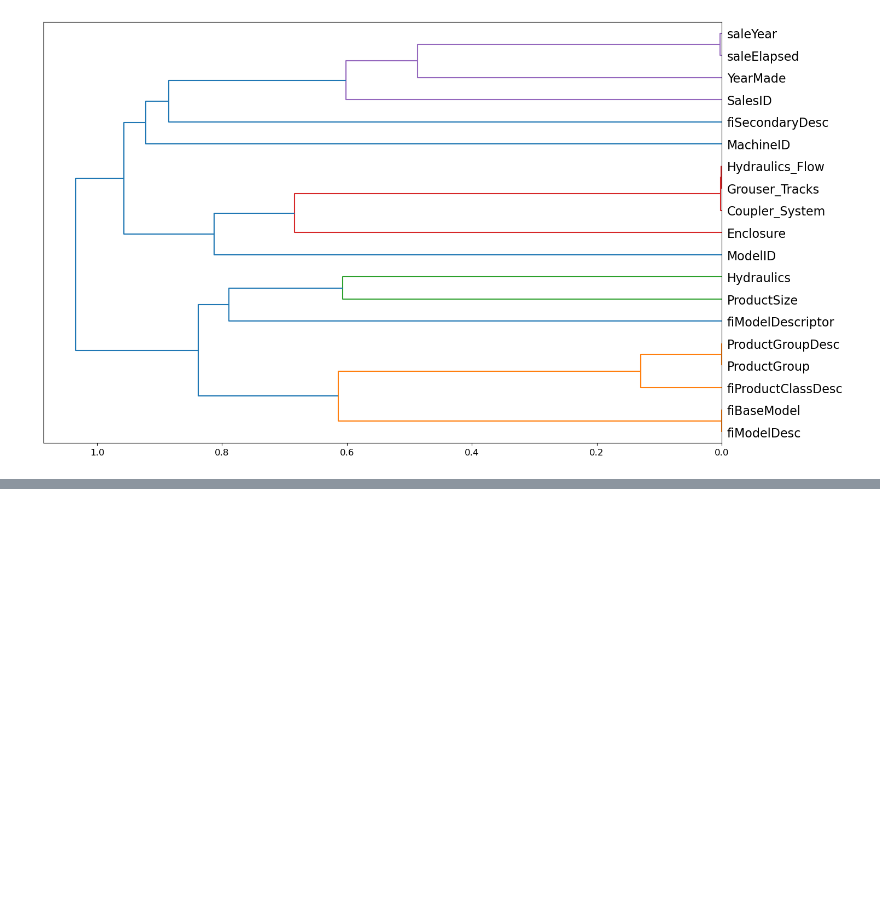
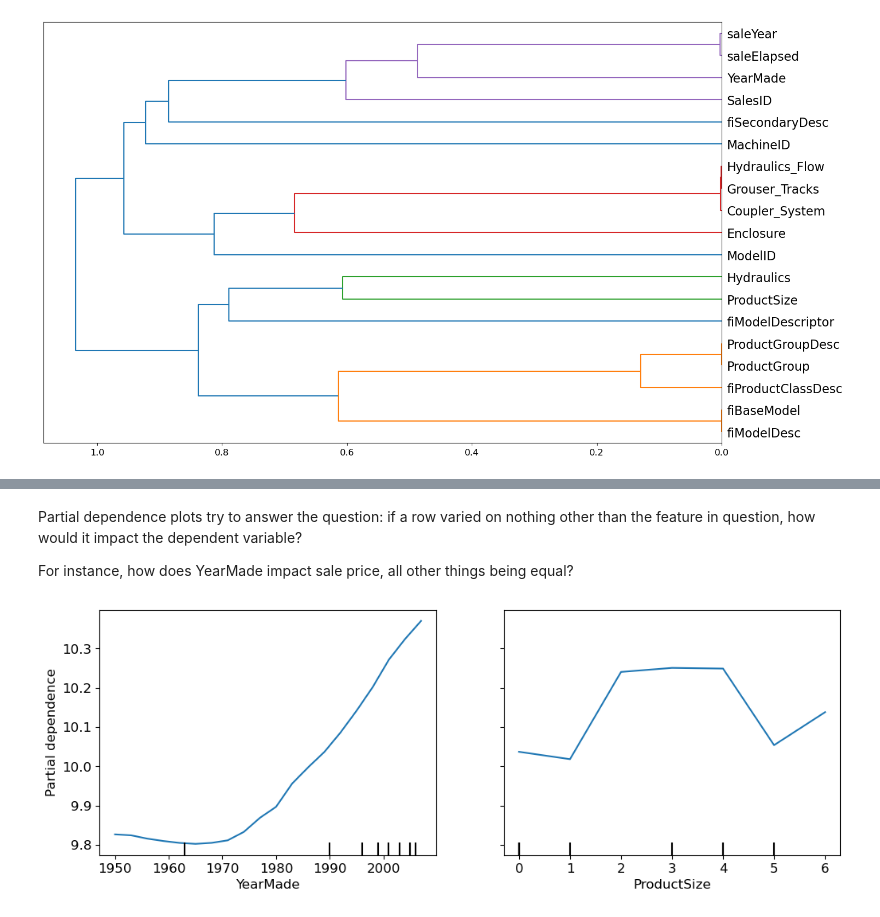
Before and after one commit to MostValue/fast-ai, a Jupyter notebook: personal_notes/notes/Tabular_data.ipynb, the cells around one changed output, grey strips where cells are left out. Cells and saved outputs as stored; diff of their text form; code cells hidden in the pictures; blank space fills up the shorter version.

```diff
--- a/personal_notes/notes/Tabular_data.ipynb
+++ b/personal_notes/notes/Tabular_data.ipynb
@@ -340,0 +399,12 @@ plt.show()
+# %% [markdown]
+Partial dependence plots try to answer the question: if a row varied on nothing other than the feature in question, how would it impact the dependent variable?
+
+For instance, how does YearMade impact sale price, all other things being equal?
+# %%
+from sklearn.inspection import PartialDependenceDisplay
+
+fig,ax = plt.subplots(figsize=(12, 4))
+PartialDependenceDisplay.from_estimator(m, valid_xs, ['YearMade','ProductSize'],
+                        grid_resolution=20, ax=ax);
+# %% [output]
+[figure, added]
```
Also changed, not shown: parts of 11 cells of this notebook.
